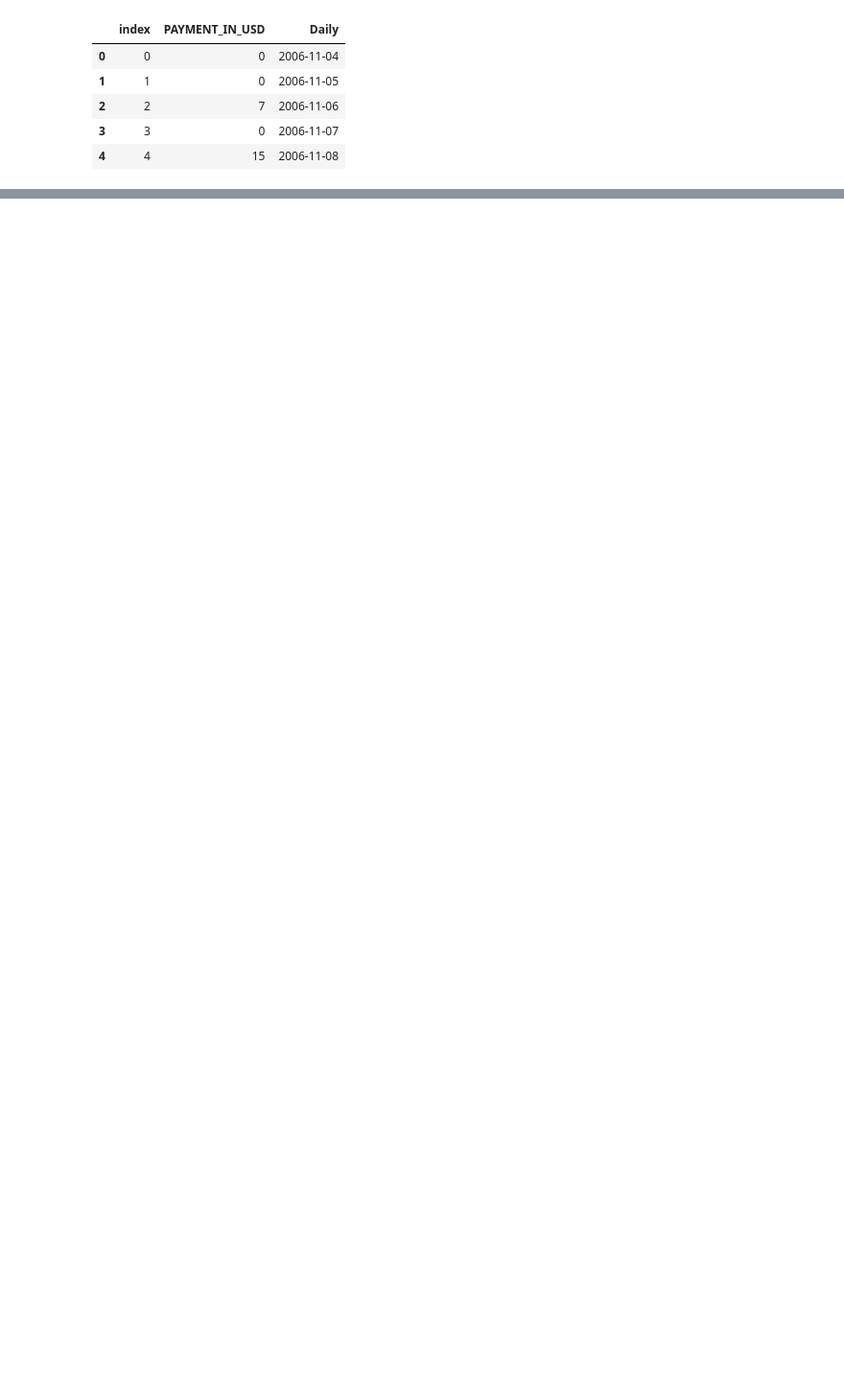
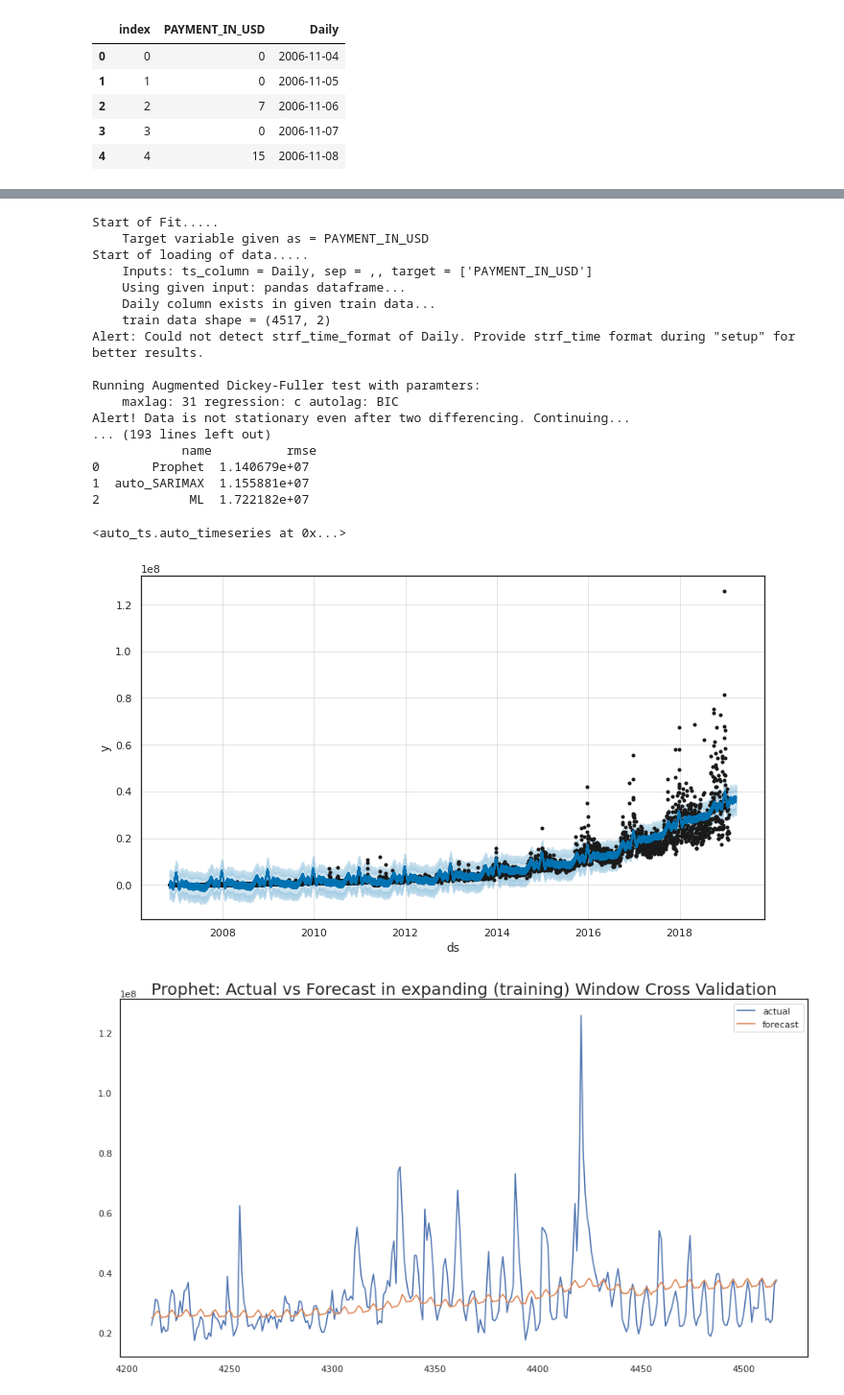
Before and after one commit to mgovindasamy/Machine-Learning-Examples, a Jupyter notebook: Auto-ml-daily-sales.ipynb, the cells around one changed output, grey strips where cells are left out. Shown: that part at 96% size. Saved outputs shown, nothing was run; the diff lists cells and outputs as text; code cells hidden in the pictures; blank space fills up the shorter version.

```diff
--- a/Auto-ml-daily-sales.ipynb
+++ b/Auto-ml-daily-sales.ipynb
@@ -140,0 +122,34 @@ Alert! Data is not stationary even after two differencing. Continuing...
+# %%
+holiday_sale = pd.DataFrame({
+  'holiday': 'dec_jan_sale',
+  'ds': pd.to_datetime(['	2019-12-25', '2018-12-25', '2017-12-25', '2016-12-25',
+                        '2015-12-25', '2014-12-25','2013-12-25','2012-12-25','2011-12-25','2010-12-25','2009-12-25','2008-12-25','2007-12-25',
+                        '2006-12-25']),
+  'lower_window': 0,
+  'upper_window': 1,
+})
+
+model.fit(traindata= train_df,
+          ts_column="Daily",
+          target="PAYMENT_IN_USD")
+# %% [output]
+Start of Fit.....
+    Target variable given as = PAYMENT_IN_USD
+Start of loading of data.....
+    Inputs: ts_column = Daily, sep = ,, target = ['PAYMENT_IN_USD']
+    Using given input: pandas dataframe...
+    Daily column exists in given train data...
+    train data shape = (4517, 2)
+Alert: Could not detect strf_time_format of Daily. Provide strf_time format during "setup" for better results.
+
+Running Augmented Dickey-Fuller test with paramters:
+    maxlag: 31 regression: c autolag: BIC
+Alert! Data is not stationary even after two differencing. Continuing...
+... (193 lines left out)
+            name          rmse
+0       Prophet  1.140679e+07
+1  auto_SARIMAX  1.155881e+07
+2            ML  1.722182e+07
+<auto_ts.auto_timeseries at 0x...>
+[figure, added]
+[figure, added]
```
Also changed, not shown: parts of 17 cells of this notebook.
